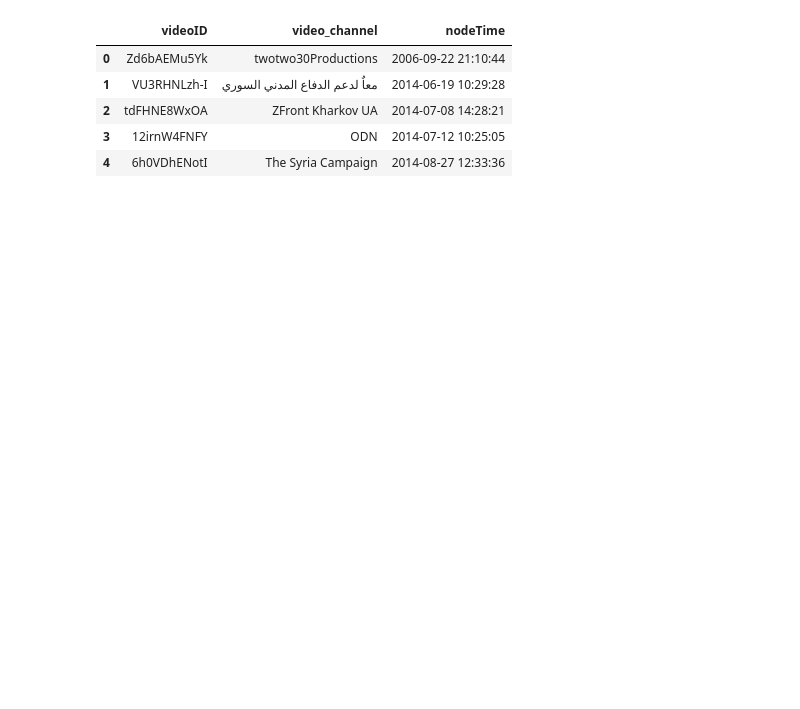
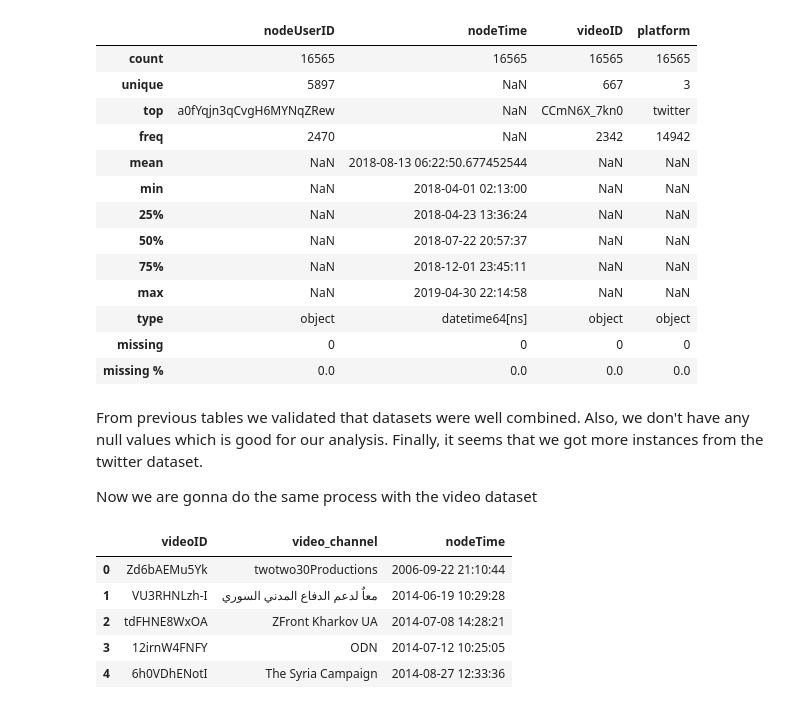
Before and after one commit to yadderace/ai-labs, a Jupyter notebook: network-science/assignments/assignment2/assignment2.ipynb, the cells around one changed output. Cells and saved outputs as stored; diff of their text form; code cells hidden in the pictures; blank space fills up the shorter version.

```diff
--- a/network-science/assignments/assignment2/assignment2.ipynb
+++ b/network-science/assignments/assignment2/assignment2.ipynb
@@ -8,0 +9,29 @@ import networkx as nx
+# %%
+def combine_data(dataframes_list: list[pd.DataFrame]) -> pd.DataFrame:
+
+
+    # Required columns
+    required_columns = ['nodeUserID', 'nodeTime', 'videoID', 'platform']
+
+    # Process each dataframe to keep only required columns
+    processed_dfs = []
+    for i, df in enumerate(dataframes_list):
+        # Check if all required columns exist
+        missing_cols = [col for col in required_columns if col not in df.columns]
+        if missing_cols:
+            raise ValueError(f"DataFrame at index {i} is missing required columns: {missing_cols}")
+
+        # Select only the required columns
+        processed_df = df[required_columns].copy()
+        processed_dfs.append(processed_df)
+
+    # Concatenate all processed dataframes
+    combined_df = pd.concat(processed_dfs, ignore_index=True)
+
+    # Setting datatypes to the columns
+    combined_df['nodeUserID'] = combined_df['nodeUserID'].astype(str)
+    combined_df['videoID'] = combined_df['videoID'].astype(str)
+    combined_df['platform'] = combined_df['platform'].astype(str)
+    combined_df['nodeTime'] = pd.to_datetime(combined_df['nodeTime'])
+
+    return combined_df
@@ -109,3 +185,33 @@ dfTwitter.head()
+# %%
+# Getting some information of the datasets
+dfDescribe =dfCombined.describe(include='all')
+dfDescribe = pd.concat([dfDescribe,
+    pd.DataFrame({
+        'type': dfCombined.dtypes,
+        'missing': dfCombined.isnull().sum(),
+        'missing %': (dfCombined.isnull().mean() * 100).round(2)
+    }).T
+])
+dfDescribe
+# %% [output]
+|  | nodeUserID | nodeTime | videoID | platform |
+| count | 16565 | 16565 | 16565 | 16565 |
+| unique | 5897 | NaN | 667 | 3 |
+| top | a0fYqjn3qCvgH6MYNqZRew | NaN | CCmN6X_7kn0 | twitter |
+| freq | 2470 | NaN | 2342 | 14942 |
+| mean | NaN | 2018-08-13 06:22:50.677452544 | NaN | NaN |
+| min | NaN | 2018-04-01 02:13:00 | NaN | NaN |
+| 25% | NaN | 2018-04-23 13:36:24 | NaN | NaN |
+| 50% | NaN | 2018-07-22 20:57:37 | NaN | NaN |
+| 75% | NaN | 2018-12-01 23:45:11 | NaN | NaN |
+| max | NaN | 2019-04-30 22:14:58 | NaN | NaN |
+| type | object | datetime64[ns] | object | object |
+| missing | 0 | 0 | 0 | 0 |
+| missing % | 0.0 | 0.0 | 0.0 | 0.0 |
+# %% [markdown]
+From previous tables we validated that datasets were well combined. Also, we don't have any null values which is good for our analysis. Finally, it seems that we got more instances from the twitter dataset.
+
+Now we are gonna do the same process with the video dataset
 # %%
 dfYoutube = pd.read_csv("data/youtube_cross_platform.csv")
 dfYoutube.head()
```
Also changed, not shown: parts of 52 cells of this notebook, 11 other files.
